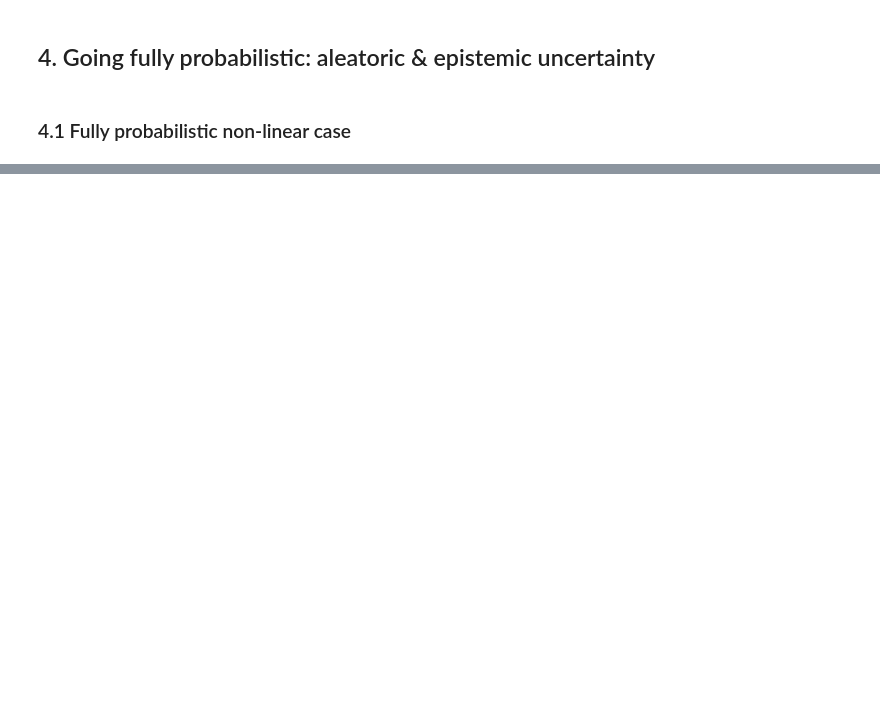
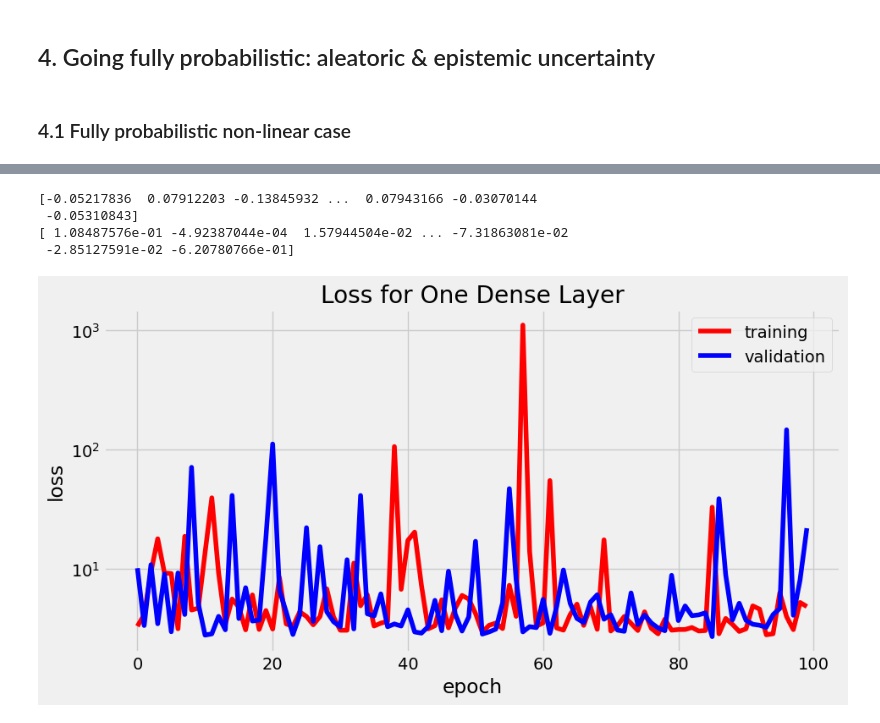
Before and after one commit to sylvielsstfr/MyDeepNN, a Jupyter notebook: PhotoZ/PhotoZInRail/notebooks/Alex_PyData_Global_2021_nb_full_forPhotoZ.ipynb, the cells around one changed output, grey strips where cells are left out. Saved outputs shown, nothing was run; the diff lists cells and outputs as text; code cells hidden in the pictures; blank space fills up the shorter version.

```diff
--- a/PhotoZ/PhotoZInRail/notebooks/Alex_PyData_Global_2021_nb_full_forPhotoZ.ipynb
+++ b/PhotoZ/PhotoZInRail/notebooks/Alex_PyData_Global_2021_nb_full_forPhotoZ.ipynb
@@ -445,9 +441,6 @@ def get_aleatoric_model(x_train_shape):
     model.compile(loss='mse', optimizer='sgd')
 
     return model
-
-# Initialize
-model = get_aleatoric_model(100)
 # %%
 # Fit the model on two datasets
 print('Fitting `model_100`...')
@@ -738,0 +610,4 @@ model_bigfull.summary()
+# %%
+# Get the model
+n_samples = x_train.shape[0]
+model_onedenselayer = get_onedenselayer_model(n_samples)
@@ -738,0 +635,17 @@ model_bigfull.summary()
+# %%
+# Early Stopping Callback
+earlystopping_callback = tf.keras.callbacks.EarlyStopping(monitor='val_loss', patience=300, min_delta=0, mode='auto', baseline=None, restore_best_weights=True)
+
+# save model
+os.makedirs('./run/models',   mode=0o750, exist_ok=True)
+save_dir = "./run/models/best_onedenselayer.h5"
+savemodel_callback = tf.keras.callbacks.ModelCheckpoint(filepath=save_dir, verbose=0, save_best_only=True)
+
+# tensorboard
+os.makedirs('./run/logs/onedenselayer',   mode=0o750, exist_ok=True)
+log_dir = './run/logs/onedenselayer'
+tensorboard_callback = tf.keras.callbacks.TensorBoard(log_dir=log_dir, histogram_freq = 1, embeddings_freq=1)
+# %%
+%%time
+# Fit
+history = model_onedenselayer.fit(x_train, y_train, validation_data = (x_test, y_test), epochs=100, verbose=1, callbacks = [earlystopping_callback, earlystopping_callback] )
@@ -738,0 +670,7 @@ model_bigfull.summary()
+# %%
+[print(np.squeeze(w.numpy())) for w in model_onedenselayer.weights];
+# %% [output]
+[-0.05217836  0.07912203 -0.13845932 ...  0.07943166 -0.03070144
+ -0.05310843]
+[ 1.08487576e-01 -4.92387044e-04  1.57944504e-02 ... -7.31863081e-02
+ -2.85127591e-02 -6.20780766e-01]
@@ -738,0 +679,12 @@ model_bigfull.summary()
+# %%
+fig = plt.figure(figsize=(8,4))
+ax  = fig.add_subplot(1,1,1)
+ax.plot(history.history['loss'],'r-',label="training")
+ax.plot(history.history['val_loss'],'b-',label="validation")
+ax.legend()
+ax.set_xlabel('epoch')
+ax.set_ylabel('loss')
+ax.set_title("Loss for One Dense Layer")
+ax.set_yscale('log')
+# %% [output]
+[figure, added]
```
Also changed, not shown: parts of 60 cells of this notebook.
